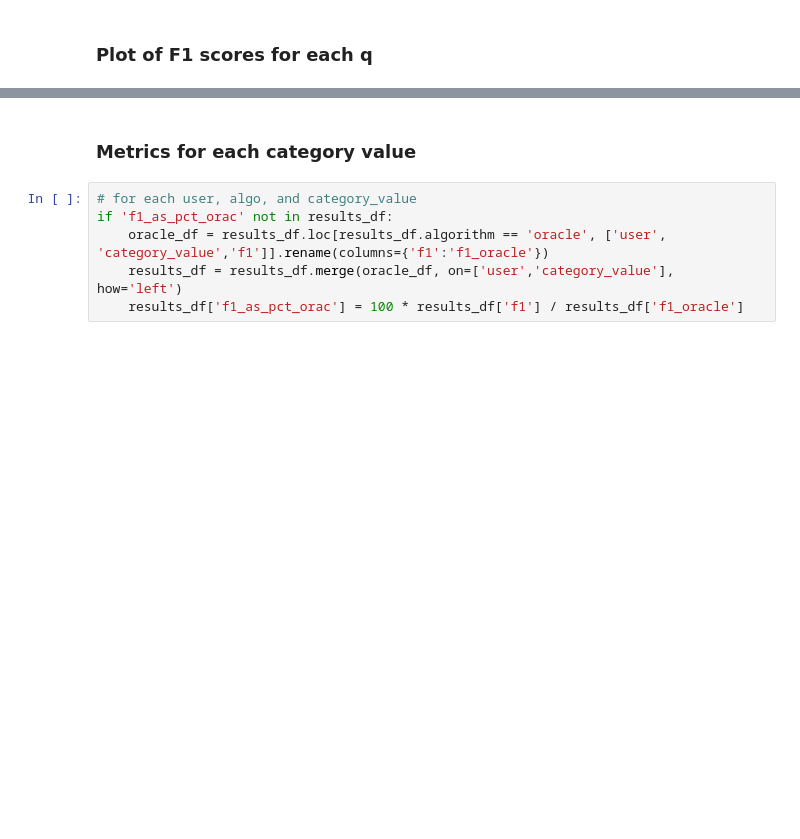
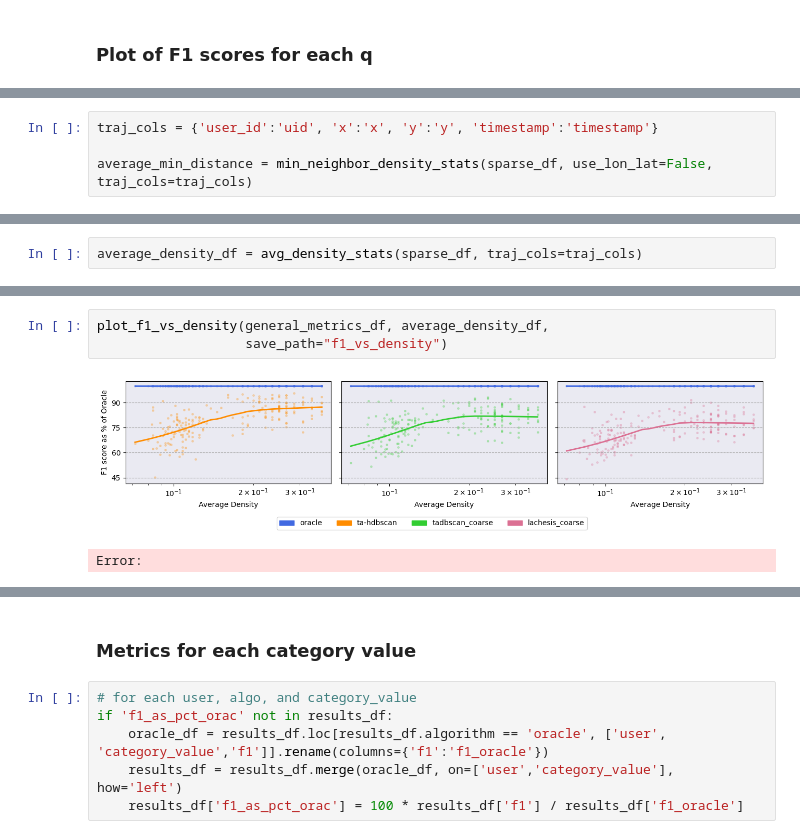
Before and after one commit to Watts-Lab/nomad, a Jupyter notebook: examples/research/visitation_join.ipynb, the cells around one changed output, grey strips where cells are left out. Saved outputs shown, nothing was run; the diff lists cells and outputs as text; blank space fills up the shorter version.

```diff
--- a/examples/research/visitation_join.ipynb
+++ b/examples/research/visitation_join.ipynb
@@ -441,0 +814,4 @@ plot_metrics_boxplots(metrics_bootstrap_df, metrics, algo_order=algo_order, colo
+# %%
+traj_cols = {'user_id':'uid', 'x':'x', 'y':'y', 'timestamp':'timestamp'}
+
+average_min_distance = min_neighbor_density_stats(sparse_df, use_lon_lat=False, traj_cols=traj_cols)
@@ -441,0 +855,2 @@ plot_metrics_boxplots(metrics_bootstrap_df, metrics, algo_order=algo_order, colo
+# %%
+average_density_df = avg_density_stats(sparse_df, traj_cols=traj_cols)
@@ -498,0 +990,6 @@ plot_f1_vs_q(general_metrics_df, completeness_df,
+# %%
+plot_f1_vs_density(general_metrics_df, average_density_df,
+                   save_path="f1_vs_density")
+# %% [output]
+[figure, added]
+Error:
```
Also changed, not shown: parts of 29 cells of this notebook, 4 other files.
